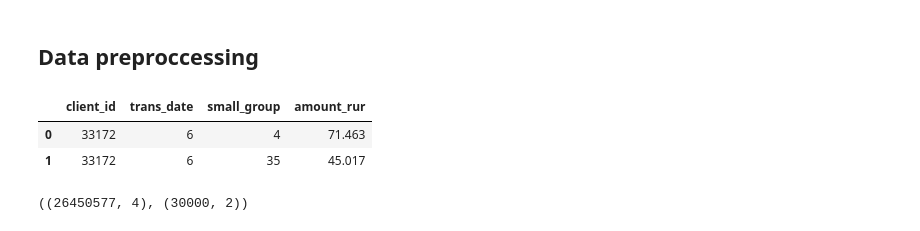
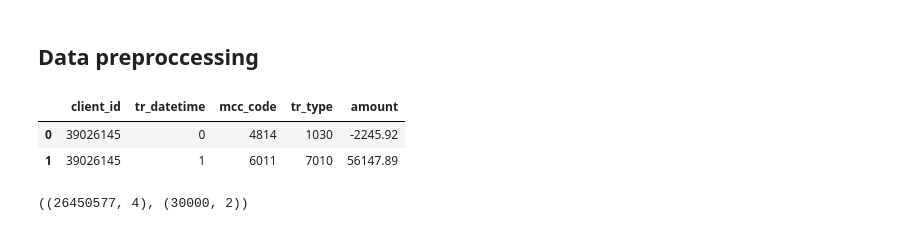
Before and after one commit to everdark00/ptls-glove, a Jupyter notebook: coles-emb-glove-pipeline-Copy1.ipynb, the cells around one changed output. Drawn from its saved outputs; the diff is of its cells as text; code cells hidden in the pictures.

```diff
--- a/coles-emb-glove-pipeline-Copy1.ipynb
+++ b/coles-emb-glove-pipeline-Copy1.ipynb
@@ -189,10 +178,10 @@ def prepare_data_age_bins_scenario():
     return source_data, df_params
 
 def prepare_data_gender_scenario():
-    data_path = 'data/gender'
+    data_path = '../data/gender'
 
     source_data = pd.read_csv(os.path.join(data_path, 'transactions.csv'))
-    source_data = source_data.drop(columns=["term_id"])
+    source_data = source_data.drop(columns=["term_id"]).rename(columns={'customer_id' : 'client_id'})
 
     source_data.tr_datetime = [int(i.split()[0]) for i in source_data.tr_datetime.values]
 
@@ -201,7 +190,7 @@ def prepare_data_gender_scenario():
         "cat_cols" : ["mcc_code", "tr_type"],
         "cat_unique" : [],
         "date_col" : "tr_datetime",
-        "id_col" : "customer_id"
+        "id_col" : "client_id"
     }
 
     for f in df_params["cat_cols"] + [df_params["date_col"]]:
@@ -209,12 +198,14 @@ def prepare_data_gender_scenario():
 
     return source_data, df_params
 # %%
-import time
-#time.sleep(60 * 60 * 4)
-source_data, df_params = prepare_data_age_bins_scenario()
-targets = pd.read_csv(os.path.join('../data/age_bins', 'train_target.csv'))
+#gender
+TARGET_NAME = 'gender'
+source_data, df_params = prepare_data_gender_scenario()
+#targets = pd.read_csv(os.path.join('../data/gender', 'gender_train.csv')).drop(columns=['Unnamed: 0'])
+targets = pd.read_csv(os.path.join('../data/gender', 'gender_train.csv')).rename(columns={'customer_id' : 'client_id'})
+targets = source_data[['client_id']].drop_duplicates().merge(targets, on='client_id', how='left').fillna(2)
 source_data.head(2)
 # %% [output]
-|  | client_id | trans_date | small_group | amount_rur |
-| 0 | 33172 | 6 | 4 | 71.463 |
-| 1 | 33172 | 6 | 35 | 45.017 |
+|  | client_id | tr_datetime | mcc_code | tr_type | amount |
+| 0 | 39026145 | 0 | 4814 | 1030 | -2245.92 |
+| 1 | 39026145 | 1 | 6011 | 7010 | 56147.89 |
```
Also changed, not shown: parts of 28 cells of this notebook, 50 other files.
